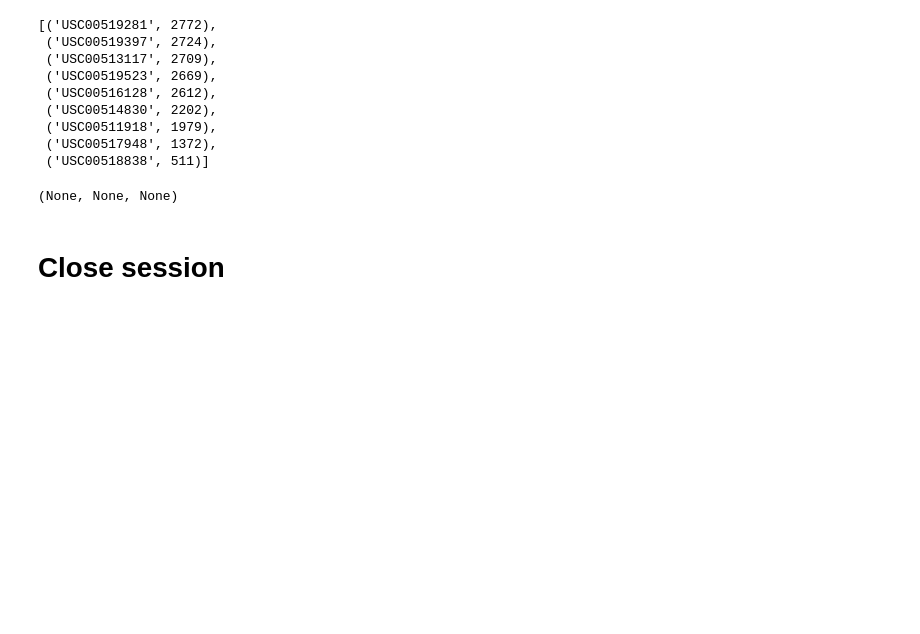
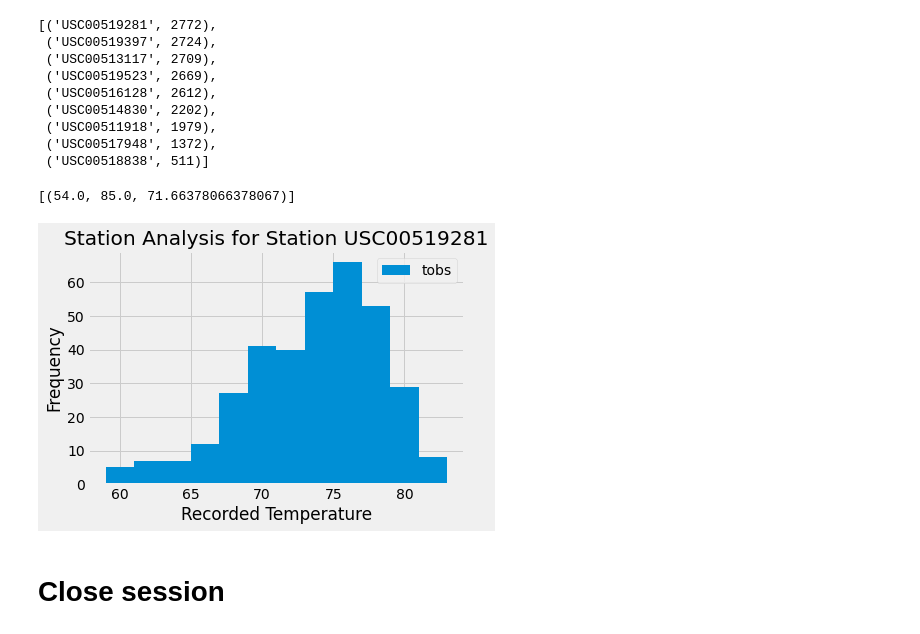
Before and after one commit to Mattb1099/sqlalchemy-challenge, a Jupyter notebook: SurferBro/climate_starter.ipynb, the cells around one changed output. Cells and saved outputs as stored; diff of their text form; code cells hidden in the pictures; blank space fills up the shorter version.

```diff
--- a/SurferBro/climate_starter.ipynb
+++ b/SurferBro/climate_starter.ipynb
@@ -120,18 +120,33 @@ active_loc
  ('USC00518838', 511)]
 # %%
 # Using the most active station id from the previous query, calculate the lowest, highest, and average temperature.
-temp = [func.min(Measurement.tobs),
-       func.max(Measurement.tobs),
-       func.avg(Measurement.tobs)]
-#temp
-#session.query(*temp).filter(Measurement.station).all()
-session.query(*temp).filter(Measurement.station).first()
+# temp = [func.min(Measurement.tobs),
+#        func.max(Measurement.tobs),
+#        func.avg(Measurement.tobs)]
+# #temp
+# #session.query(*temp).filter(Measurement.station).all()
+# session.query(*temp).filter(Measurement.station).first()
+session.query(func.min(Measurement.tobs), func.max(Measurement.tobs), func.avg(Measurement.tobs)).\
+    filter(Measurement.station == 'USC00519281').all()
 # %% [output]
-(None, None, None)
+[(54.0, 85.0, 71.66378066378067)]
 # %%
 # Using the most active station id
-
+temps = session.query(Measurement.tobs).\
+                                filter(Measurement.station == 'USC00519281').\
+                                filter(Measurement.date >= a_year_ago).\
+                                order_by(Measurement.date.desc()).all()
+temps_df = pd.DataFrame(temp_obs)
+temps_df.head()
 # Query the last 12 months of temperature observation data for this station and plot the results as a histogram
+plt.hist(temps_df['tobs'], bins=12)
+plt.xlabel("Recorded Temperature")
+plt.ylabel("Frequency")
+plt.title("Station Analysis for Station USC00519281")
+plt.legend(["tobs"])
+plt.show()
+# %% [output]
+[figure, added]
 # %% [markdown]
 # Close session
 # %%
```
Also changed, not shown: 1 other file.
